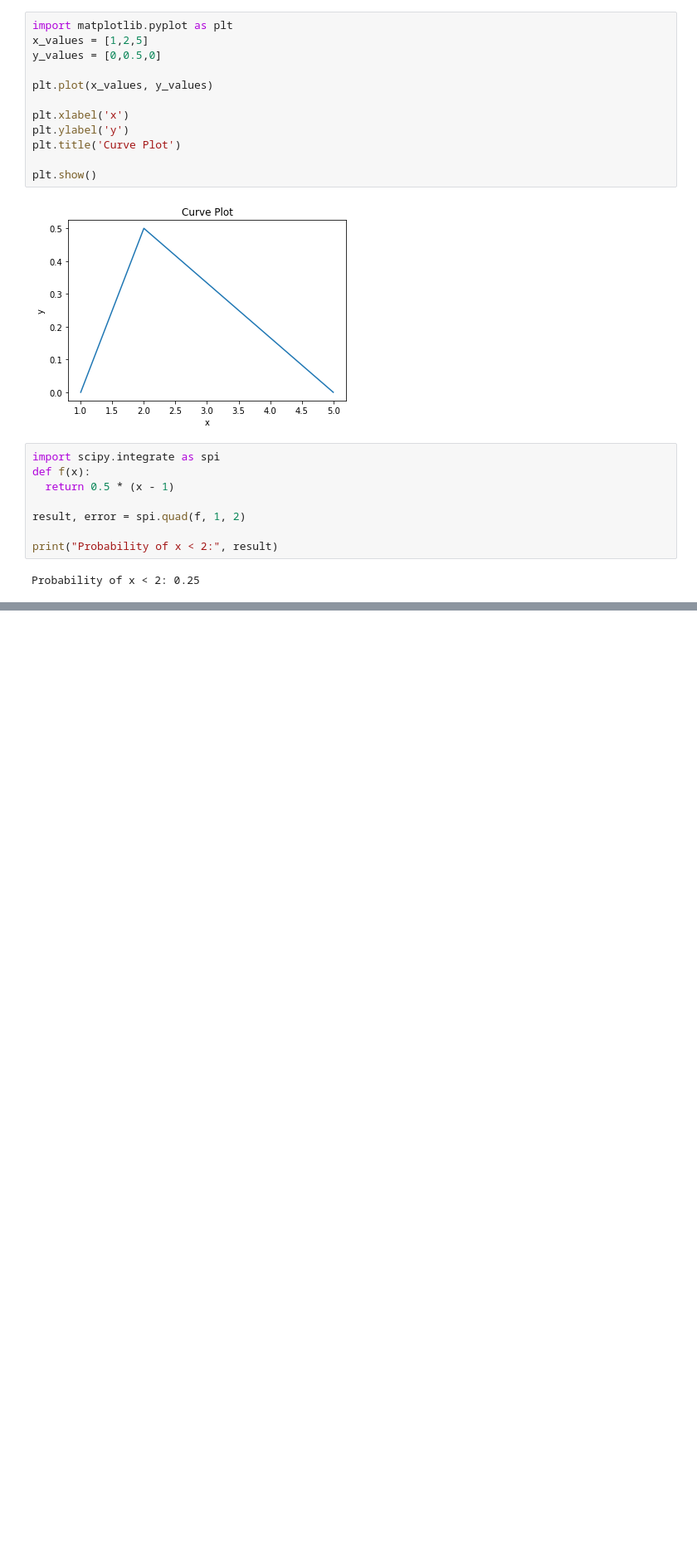
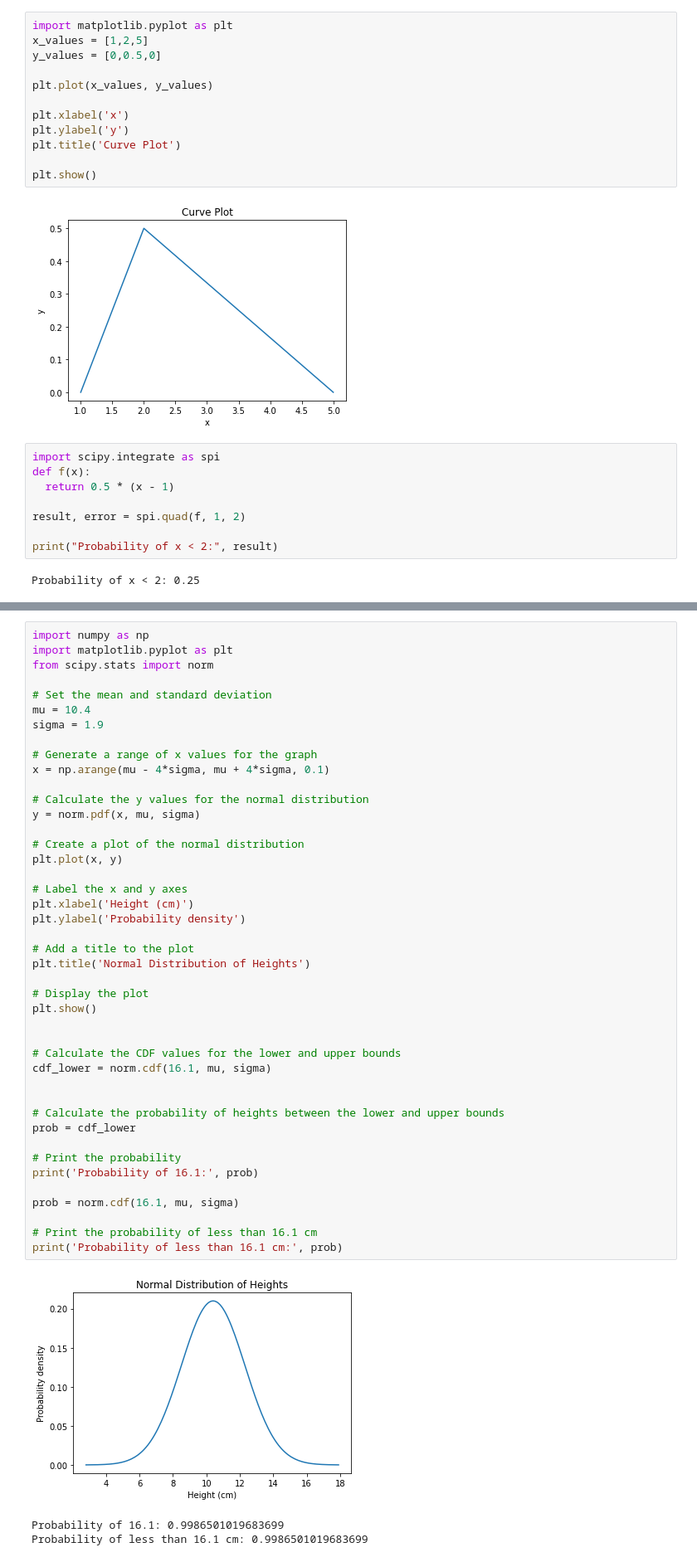
Before and after one commit to Emily20222022/blog_analytic_master, a Jupyter notebook: DS_analysis_stats_&_probability.ipynb, the cells around one changed output, grey strips where cells are left out. Shown at 83% size. Drawn from its saved outputs; the diff is of its cells as text; blank space fills up the shorter version.

```diff
--- a/DS_analysis_stats_&_probability.ipynb
+++ b/DS_analysis_stats_&_probability.ipynb
@@ -180,0 +394,47 @@ Probability of x < 2: 0.25
+# %%
+import numpy as np
+import matplotlib.pyplot as plt
+from scipy.stats import norm
+
+# Set the mean and standard deviation
+mu = 10.4
+sigma = 1.9
+
+# Generate a range of x values for the graph
+x = np.arange(mu - 4*sigma, mu + 4*sigma, 0.1)
+
+# Calculate the y values for the normal distribution
+y = norm.pdf(x, mu, sigma)
+
+# Create a plot of the normal distribution
+plt.plot(x, y)
+
+# Label the x and y axes
+plt.xlabel('Height (cm)')
+plt.ylabel('Probability density')
+
+# Add a title to the plot
+plt.title('Normal Distribution of Heights')
+
+# Display the plot
+plt.show()
+
+
+# Calculate the CDF values for the lower and upper bounds
+cdf_lower = norm.cdf(16.1, mu, sigma)
+
+
+# Calculate the probability of heights between the lower and upper bounds
+prob = cdf_lower
+
+# Print the probability
+print('Probability of 16.1:', prob)
+
+prob = norm.cdf(16.1, mu, sigma)
+
+# Print the probability of less than 16.1 cm
+print('Probability of less than 16.1 cm:', prob)
+# %% [output]
+[figure, added]
+Probability of 16.1: 0.9986501019683699
+Probability of less than 16.1 cm: 0.9986501019683699
```
Also changed, not shown: parts of 22 cells of this notebook.
